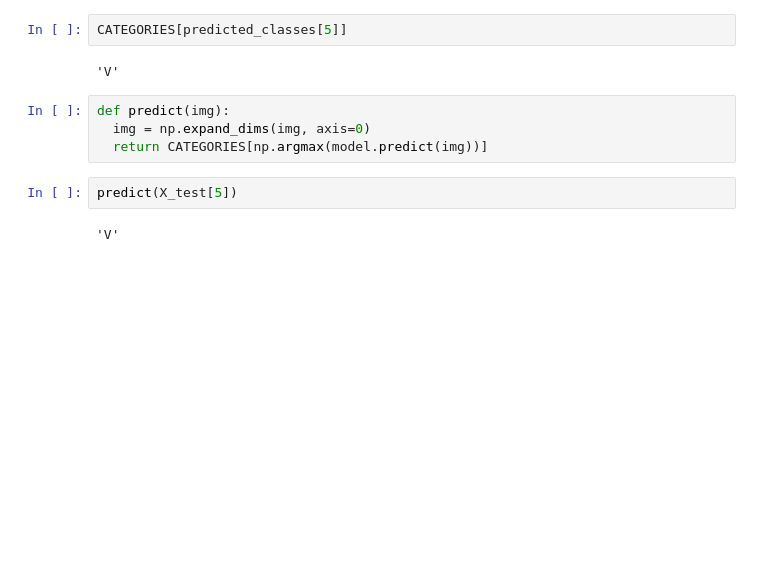
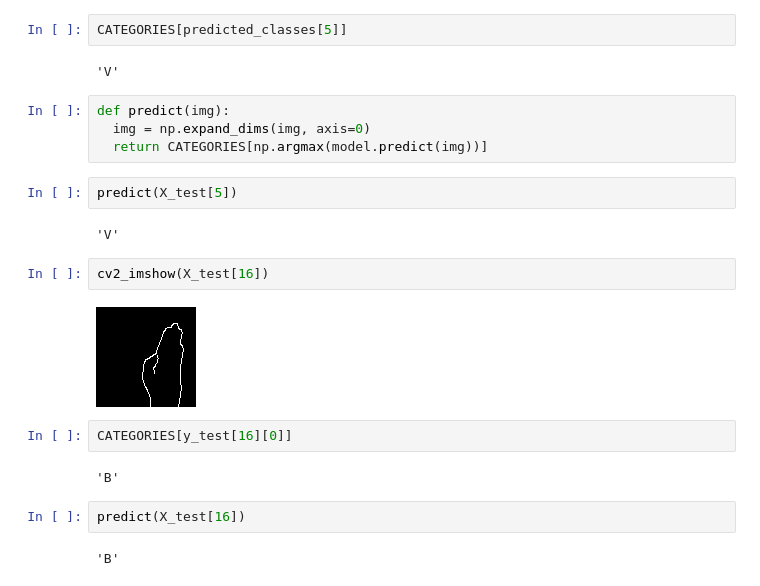
Before and after one commit to pathikg/Real-Time-Sign-Language-Recognition, a Jupyter notebook: SignLangRecongnition.ipynb, the cells around one changed output. Saved outputs shown, nothing was run; the diff lists cells and outputs as text; blank space fills up the shorter version.

```diff
--- a/SignLangRecongnition.ipynb
+++ b/SignLangRecongnition.ipynb
@@ -275,3 +330,15 @@ def predict(img):
 predict(X_test[5])
 # %% [output]
 'V'
+# %%
+cv2_imshow(X_test[16])
+# %% [output]
+[figure, added]
+# %%
+CATEGORIES[y_test[16][0]]
+# %% [output]
+'B'
+# %%
+predict(X_test[16])
+# %% [output]
+'B'
```
Also changed, not shown: parts of 18 cells of this notebook.
